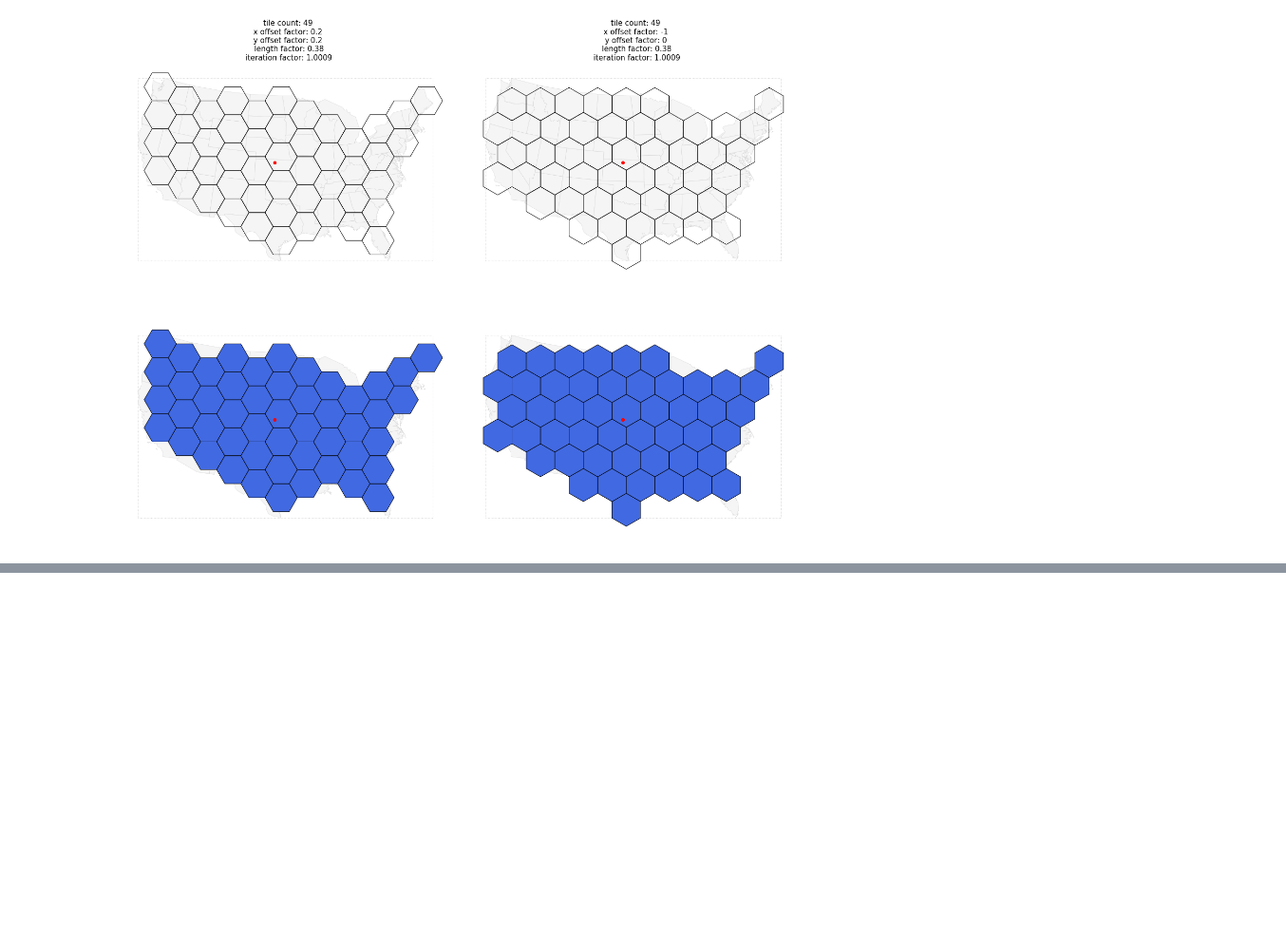
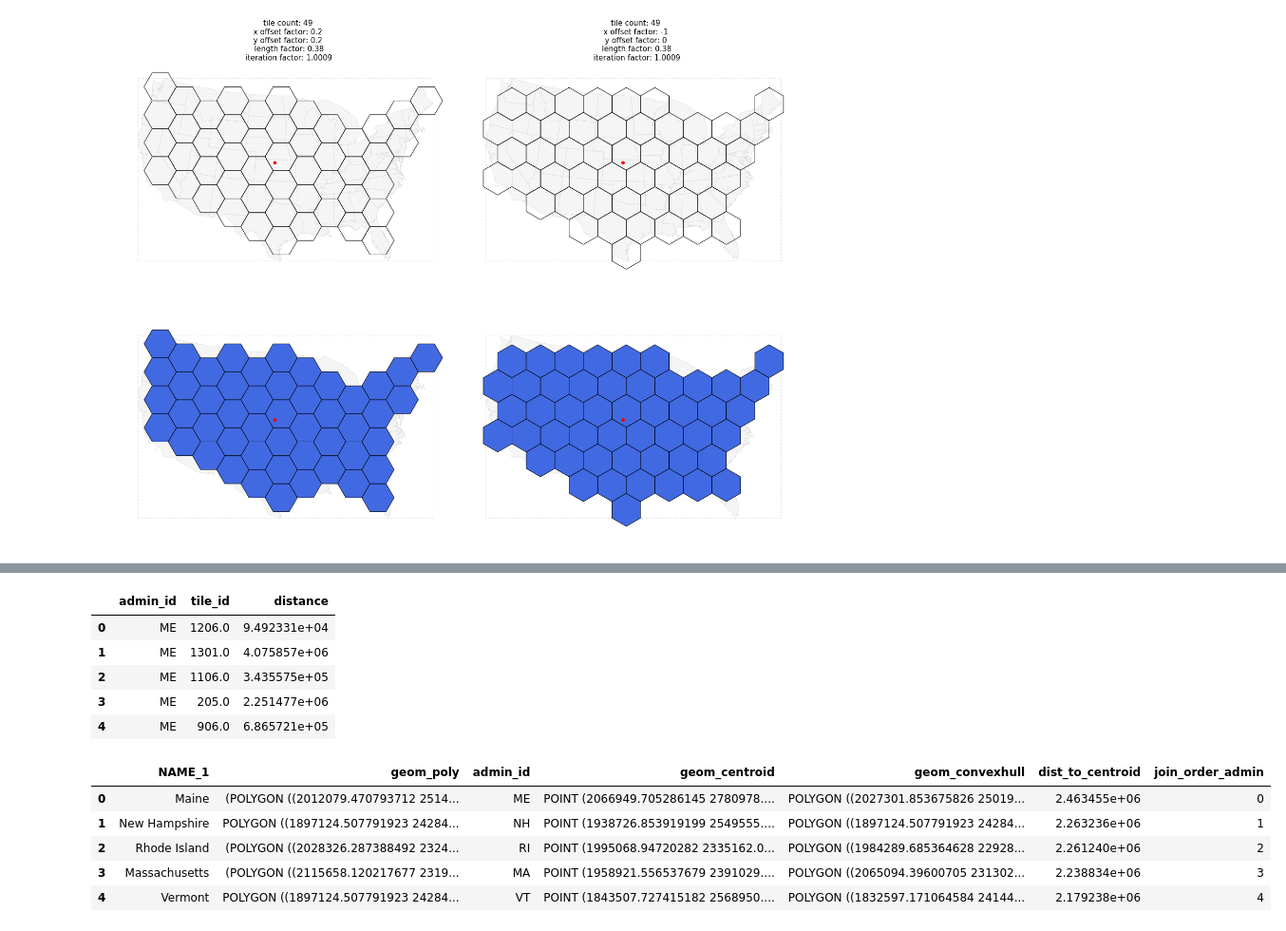
Before and after one commit to deitelberg/Python-projects, a Jupyter notebook: gridmap_refactor.ipynb, the cells around one changed output, grey strips where cells are left out. Shown at 95% size. Saved outputs shown, nothing was run; the diff lists cells and outputs as text; code cells hidden in the pictures; blank space fills up the shorter version.

```diff
--- a/gridmap_refactor.ipynb
+++ b/gridmap_refactor.ipynb
@@ -365,10 +376,10 @@ admin.set_geometry('geom_centroid').plot(ax=ax, color='green')
 # %%
-def add_field_dist_to_outline_centroid(centers, centroid, idx_col):
+def dist_to_centroid_fld(centers, centroid, idx_col, order_col):
     distances = {}
     centroid_pt = centroid['geom_centroid'][1] #Get Shapely point geom from geodataframe
 
     try:
-        centers.drop(columns=['dist_to_centroid', 'join_order'], inplace=True)
+        centers.drop(columns=['dist_to_centroid', order_col], inplace=True)
     except:
         pass
 
@@ -376,45 +387,30 @@ def add_field_dist_to_outline_centroid(centers, centroid, idx_col):
         pt = row['geom_centroid']
         idx = row[idx_col]
         distance = pt.distance(centroid_pt)
-        #print('{}  {}  {}'.format(i, tile_idx, distance))
         distances[idx] = distance
-    distances_dict = dict(sorted(distances.items(), key=operator.itemgetter(1), reverse=True))
-    distances_df = pd.DataFrame(list(distances_dict.items()), columns=[idx_col, 'dist_to_centroid'])
-    distances_df['join_order'] = distances_df.index
+        #print('{}  {}  {}'.format(i, idx, distance))
+
+    distances_dict = dict(sorted(distances.items(), key=operator.itemgetter(1),
+                                 reverse=True))
+    distances_df = pd.DataFrame(list(distances_dict.items()),
+                                columns=[idx_col, 'dist_to_centroid'])
+    distances_df[order_col] = distances_df.index
     centers = centers.join(distances_df.set_index(idx_col),
-                                     on=idx_col).sort_values(by=['join_order']).reset_index(drop=True)
+                           on=idx_col).sort_values(by=[order_col]).reset_index(drop=True)
 
     return centers
 
-def calc_dist_tile_to_admins(tile_centers, admin_centers):
-    distances = {}
-
-    for idx1, tile_row in tile_centers.iterrows():
-        tile_pt = tile_row['geom_centroid']
-        tile_idx = tile_row['idx']
-        distances[tile_idx] = {}
-
-        for idx2, admin_row in admin_centers.iterrows():
-            admin_pt = admin_row['geom_centroid']
-            admin_idx = admin_row['short_name']
-            distance = tile_pt.distance(admin_pt)
-            #print(distance)
-
-            distances[tile_idx][admin_idx] = distance
-
-    return distances
-
 def build_admin_tile_distance_df(admin_centers, tile_centers):
-    cols = ['admin', 'tile', 'distance']
-    df_dist = pd.DataFrame(columns=cols)
+    cols = [admin_id, tile_id, 'distance']
+    df_dist = pd.DataFrame(columns=cols, dtype=int)
 
     for idx1, admin_row in admin_centers.iterrows():
         admin_pt = admin_row['geom_centroid']
-        admin_idx = admin_row['short_name']
+        admin_idx = admin_row[admin_id]
 
         for idx2, tile_row in tile_centers.iterrows():
             tile_pt = tile_row['geom_centroid']
-            tile_idx = tile_row['idx']
+            tile_idx = tile_row[tile_id]
             distance = tile_pt.distance(admin_pt)
             #print(distance)
 
@@ -423,19 +419,14 @@ def build_admin_tile_distance_df(admin_centers, tile_centers):
 
     return df_dist
 
-#def build_dist_to_centroid_df(admin_centers, tile_centers, center, which=[]):
+admin = dist_to_centroid_fld(admin, admin_hulls_dissolved, admin_id, jo_admin)
+hexagons_up = dist_to_centroid_fld(hexagons_up, admin_hulls_dissolved, tile_id, jo_tile)
+distance_df = build_admin_tile_distance_df(admin, hexagons_up)
 
-distance_df = build_admin_tile_distance_df(admin, hexagons_up)
-hexagons_up = add_field_dist_to_outline_centroid(hexagons_up, admin_hulls_dissolved, 'idx')
-admin = add_field_dist_to_outline_centroid(admin, admin_hulls_dissolved, 'short_name')
-#print(admin[['short_name', 'join_order']].head(5))
-#print(hexagons_up[['idx', 'join_order']].head(5))
+display(HTML(admin[[admin_id, jo_admin]].head(5).to_html()))
+display(HTML(hexagons_up[[tile_id, jo_tile]].head(5).to_html()))
+display(HTML(distance_df.head(5).to_html()))
 
-for i, row in admin[['short_name', 'join_order']].iterrows():
-    print('{} {}'.format(row['short_name'], row['join_order']))
-    if i>5: break
-print('\n')
-for i, row in hexagons_up[['idx', 'join_order']].iterrows():
-    print('{} {}'.format(row['idx'], row['join_order']))
-    if i>5: break
+display(HTML(admin.head(5).to_html()))
+display(HTML(hexagons_up.head(5).to_html()))
 # %% [output]
@@ -457,0 +445,12 @@ NJ 6
+|  | admin_id | tile_id | distance |
+| 0 | ME | 1206.0 | 9.492331e+04 |
+| 1 | ME | 1301.0 | 4.075857e+06 |
+| 2 | ME | 1106.0 | 3.435575e+05 |
+| 3 | ME | 205.0 | 2.251477e+06 |
+| 4 | ME | 906.0 | 6.865721e+05 |
+|  | NAME_1 | geom_poly | admin_id | geom_centroid | geom_convexhull | dist_to_centroid | join_order_admin |
+| 0 | Maine | (POLYGON ((2012079.470793712 2514... | ME | POINT (2066949.705286145 2780978.... | POLYGON ((2027301.853675826 25019... | 2.463455e+06 | 0 |
+| 1 | New Hampshire | POLYGON ((1897124.507791923 24284... | NH | POINT (1938726.853919199 2549555.... | POLYGON ((1897124.507791923 24284... | 2.263236e+06 | 1 |
+| 2 | Rhode Island | (POLYGON ((2028326.287388492 2324... | RI | POINT (1995068.94720282 2335162.0... | POLYGON ((1984289.685364628 22928... | 2.261240e+06 | 2 |
+| 3 | Massachusetts | (POLYGON ((2115658.120217677 2319... | MA | POINT (1958921.556537679 2391029.... | POLYGON ((2065094.39600705 231302... | 2.238834e+06 | 3 |
+| 4 | Vermont | POLYGON ((1897124.507791923 24284... | VT | POINT (1843507.727415182 2568950.... | POLYGON ((1832597.171064584 24144... | 2.179238e+06 | 4 |
```
Also changed, not shown: parts of 10 cells of this notebook.
